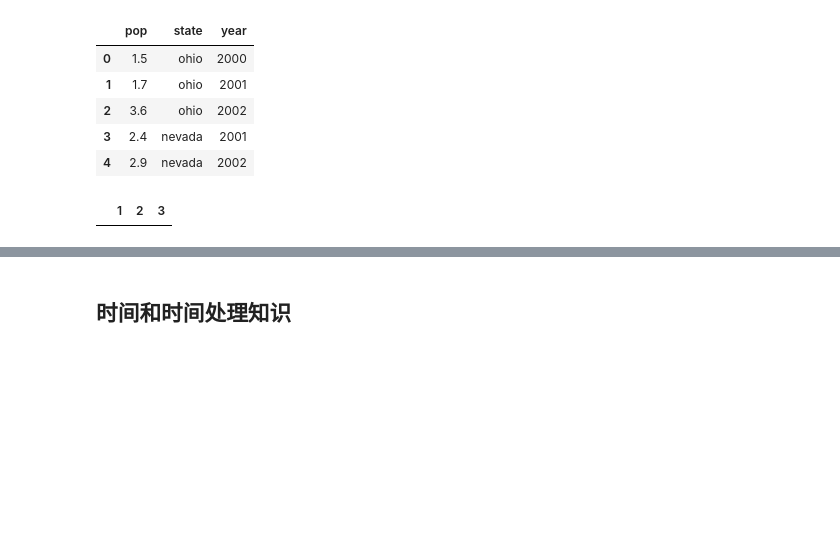
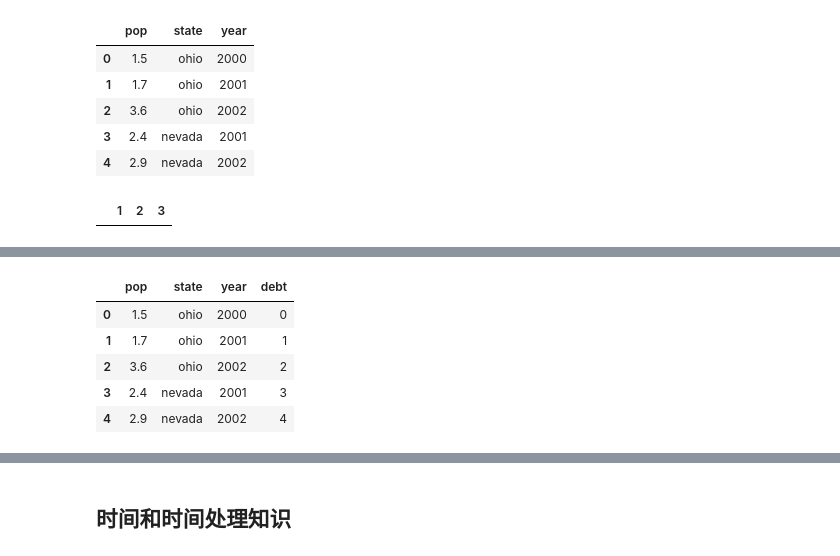
Before and after one commit to gloryfromca/PythonforDataAnalysis, a Jupyter notebook: Python_data_analysis_chapter_4.ipynb, the cells around one changed output, grey strips where cells are left out. Drawn from its saved outputs; the diff is of its cells as text; code cells hidden in the pictures; blank space fills up the shorter version.

```diff
--- a/Python_data_analysis_chapter_4.ipynb
+++ b/Python_data_analysis_chapter_4.ipynb
@@ -184,0 +222,9 @@ DataFrame(data, columns = [])
+# %%
+frame
+# %% [output]
+|  | pop | state | year | debt |
+| 0 | 1.5 | ohio | 2000 | 0 |
+| 1 | 1.7 | ohio | 2001 | 1 |
+| 2 | 3.6 | ohio | 2002 | 2 |
+| 3 | 2.4 | nevada | 2001 | 3 |
+| 4 | 2.9 | nevada | 2002 | 4 |
```
Also changed, not shown: parts of 46 cells of this notebook.
